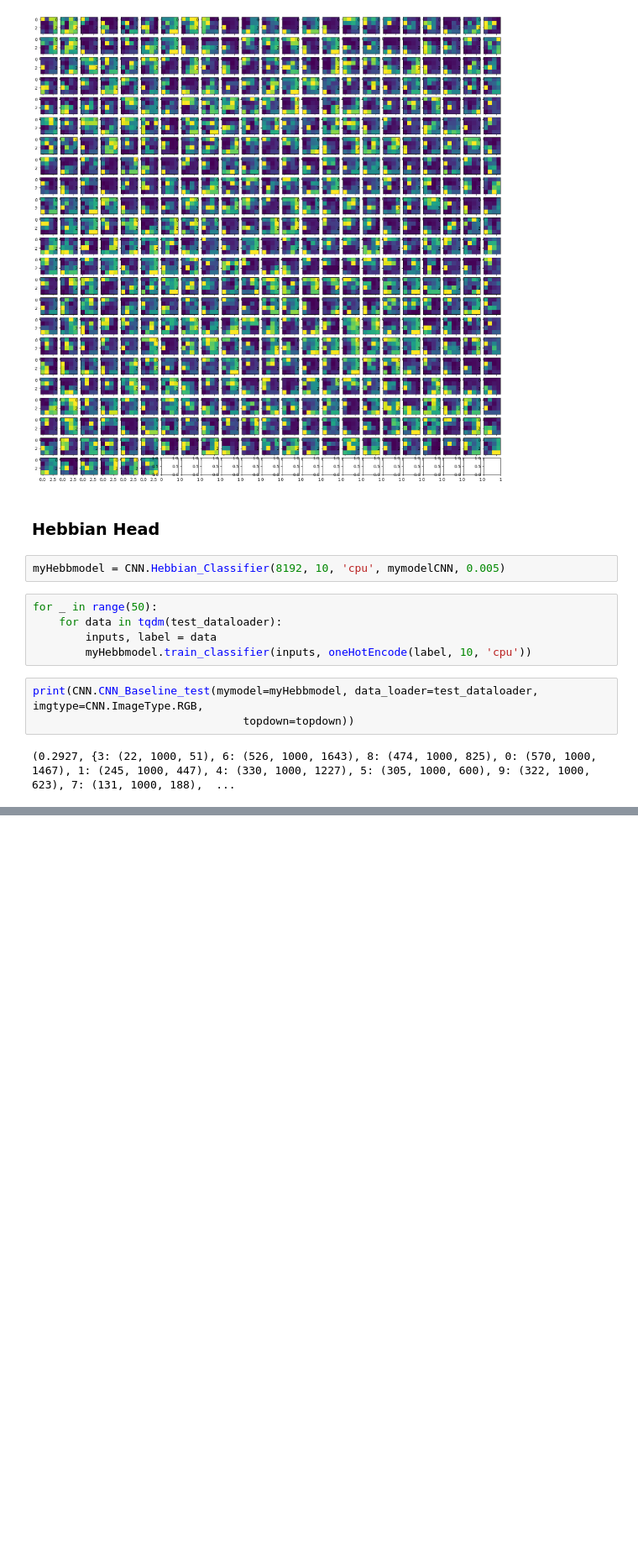
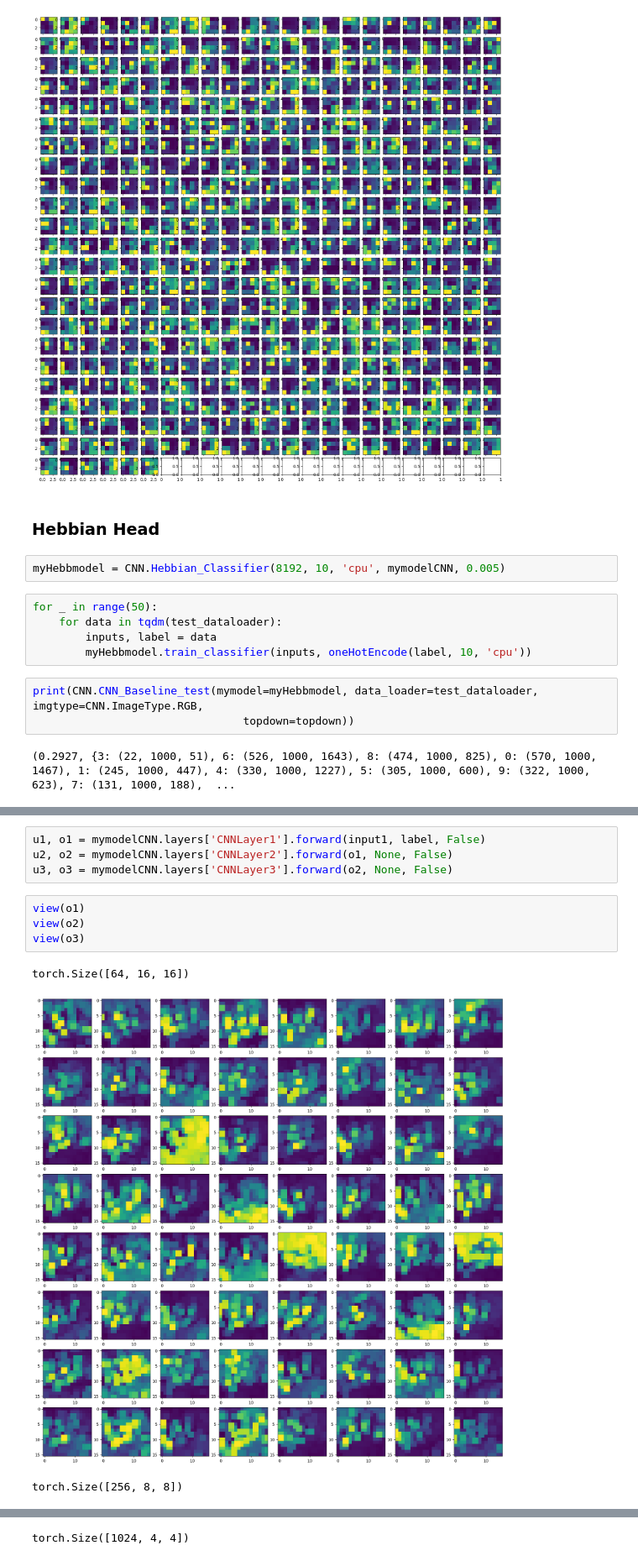
Before and after one commit to lshiyan/biological-deep-learning, a Jupyter notebook: new_test.ipynb, the cells around one changed output, grey strips where cells are left out. Shown at 84% size. Cells and saved outputs as stored; diff of their text form; blank space fills up the shorter version.

```diff
--- a/new_test.ipynb
+++ b/new_test.ipynb
@@ -120,0 +188,12 @@ print(CNN.CNN_Baseline_test(mymodel=myHebbmodel, data_loader=test_dataloader, im
+# %%
+u1, o1 = mymodelCNN.layers['CNNLayer1'].forward(input1, label, False)
+u2, o2 = mymodelCNN.layers['CNNLayer2'].forward(o1, None, False)
+u3, o3 = mymodelCNN.layers['CNNLayer3'].forward(o2, None, False)
+# %%
+view(o1)
+view(o2)
+view(o3)
+# %% [output]
+torch.Size([64, 16, 16])
+[figure, added]
+torch.Size([256, 8, 8])
@@ -120,0 +201 @@ print(CNN.CNN_Baseline_test(mymodel=myHebbmodel, data_loader=test_dataloader, im
+torch.Size([1024, 4, 4])
```
Also changed, not shown: parts of 15 cells of this notebook, 3 other files.
